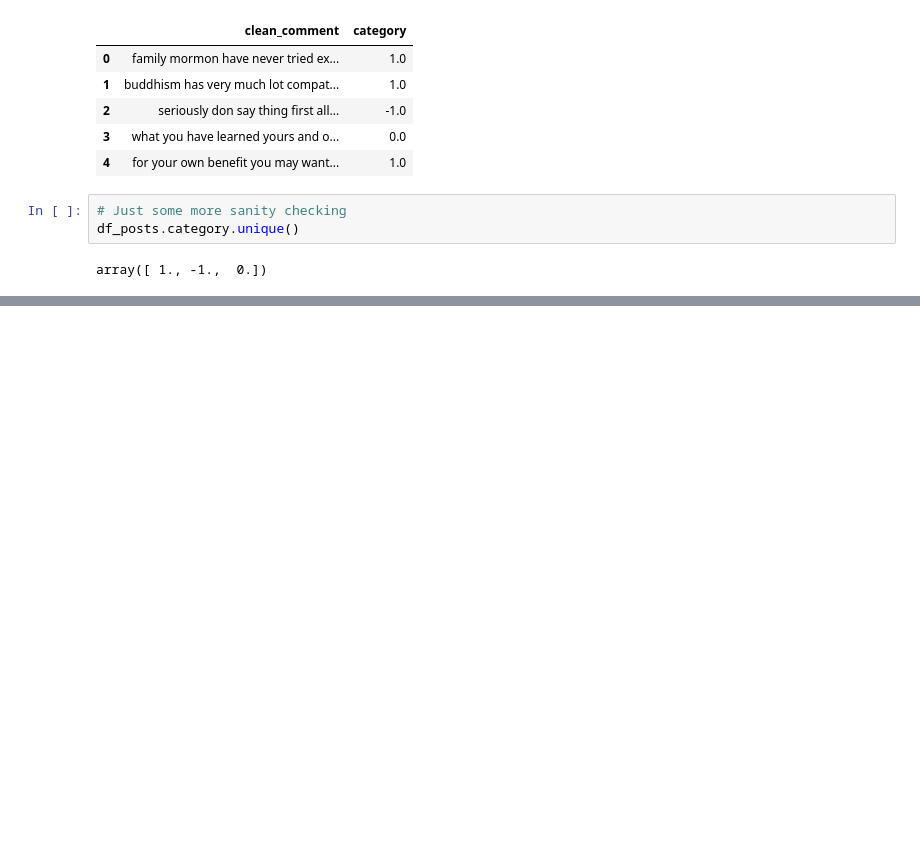
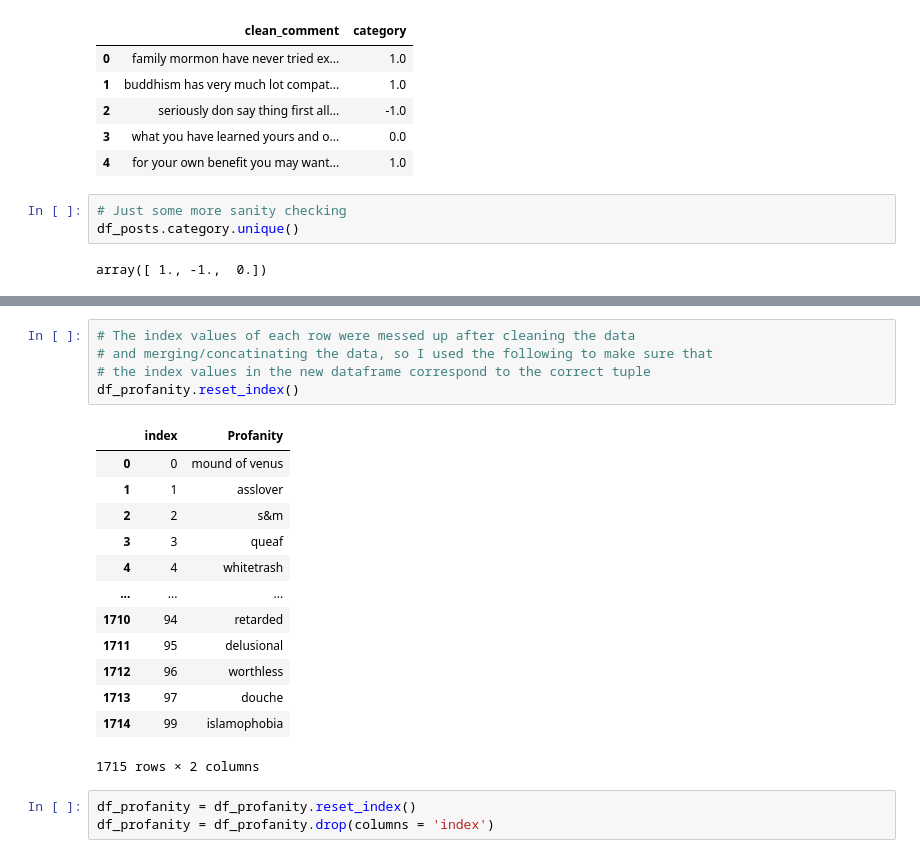
Before and after one commit to socialmedia-NLP-classifier/twitter-classifier, a Jupyter notebook: Project_Notebook2.ipynb, the cells around one changed output, grey strips where cells are left out. Drawn from its saved outputs; the diff is of its cells as text; blank space fills up the shorter version.

```diff
--- a/Project_Notebook2.ipynb
+++ b/Project_Notebook2.ipynb
@@ -275,0 +414,22 @@ df_profanity.head()
+# %%
+# The index values of each row were messed up after cleaning the data
+# and merging/concatinating the data, so I used the following to make sure that
+# the index values in the new dataframe correspond to the correct tuple
+df_profanity.reset_index()
+# %% [output]
+|  | index | Profanity |
+| 0 | 0 | mound of venus |
+| 1 | 1 | asslover |
+| 2 | 2 | s&m |
+| 3 | 3 | queaf |
+| 4 | 4 | whitetrash |
+| ... | ... | ... |
+| 1710 | 94 | retarded |
+| 1711 | 95 | delusional |
+| 1712 | 96 | worthless |
+| 1713 | 97 | douche |
+| 1714 | 99 | islamophobia |
+1715 rows × 2 columns
+# %%
+df_profanity = df_profanity.reset_index()
+df_profanity = df_profanity.drop(columns = 'index')
```
Also changed, not shown: parts of 58 cells of this notebook, 1 other file.
